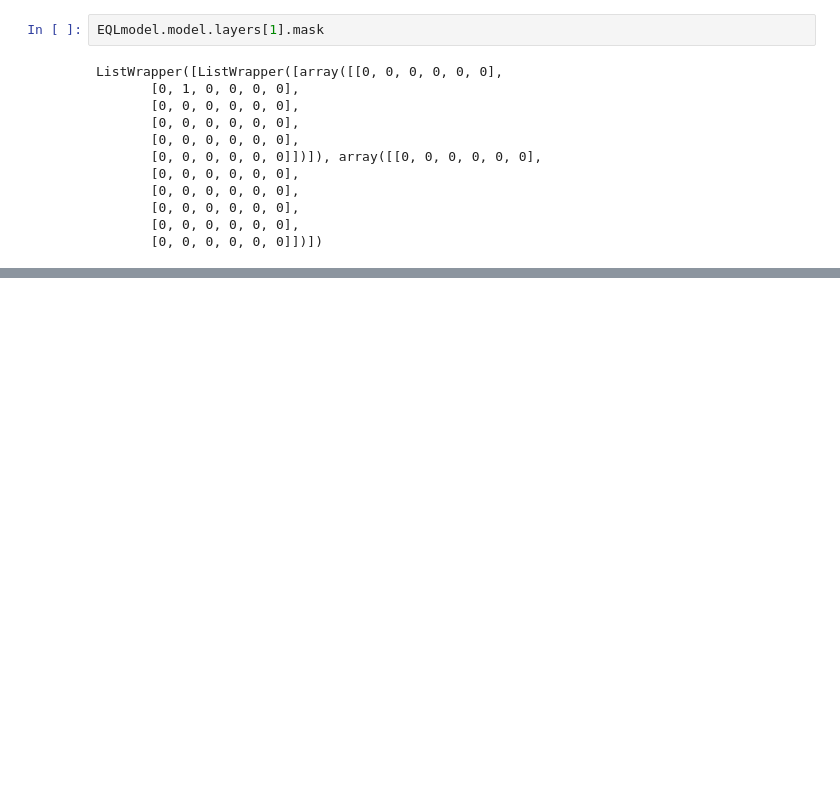
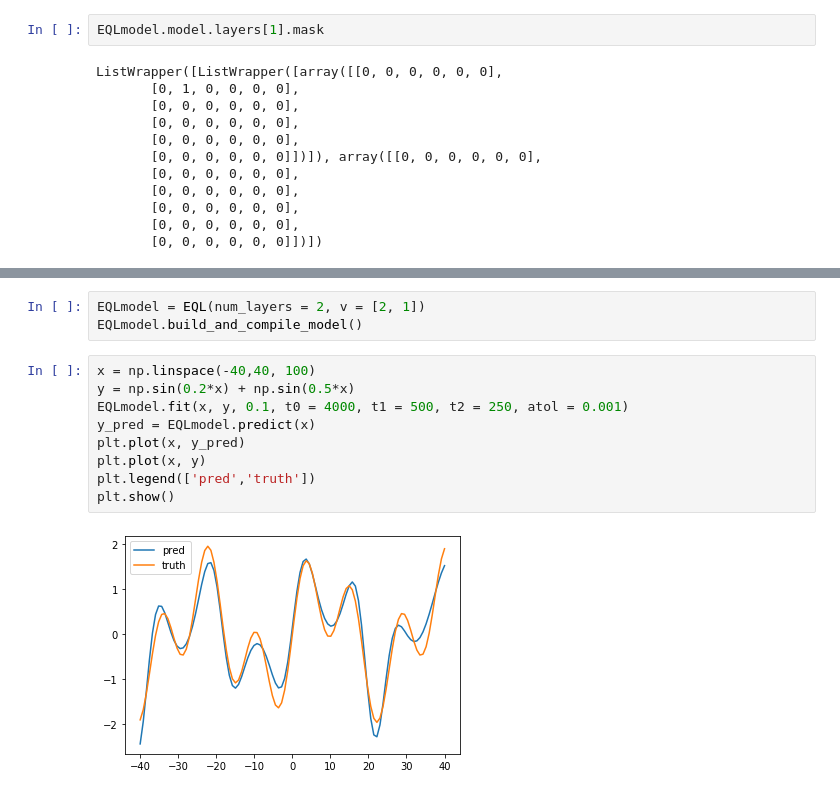
Before and after one commit to KristofPusztai/EQL, a Jupyter notebook: Jupyter Notebooks/EQLtest.ipynb, the cells around one changed output, grey strips where cells are left out. Saved outputs shown, nothing was run; the diff lists cells and outputs as text; blank space fills up the shorter version.

```diff
--- a/Jupyter Notebooks/EQLtest.ipynb
+++ b/Jupyter Notebooks/EQLtest.ipynb
@@ -131,0 +198,14 @@ ListWrapper([ListWrapper([array([[0, 0, 0, 0, 0, 0],
+# %%
+EQLmodel = EQL(num_layers = 2, v = [2, 1])
+EQLmodel.build_and_compile_model()
+# %%
+x = np.linspace(-40,40, 100)
+y = np.sin(0.2*x) + np.sin(0.5*x)
+EQLmodel.fit(x, y, 0.1, t0 = 4000, t1 = 500, t2 = 250, atol = 0.001)
+y_pred = EQLmodel.predict(x)
+plt.plot(x, y_pred)
+plt.plot(x, y)
+plt.legend(['pred','truth'])
+plt.show()
+# %% [output]
+[figure, added]
```
Also changed, not shown: parts of 31 cells of this notebook, 1 other file.
